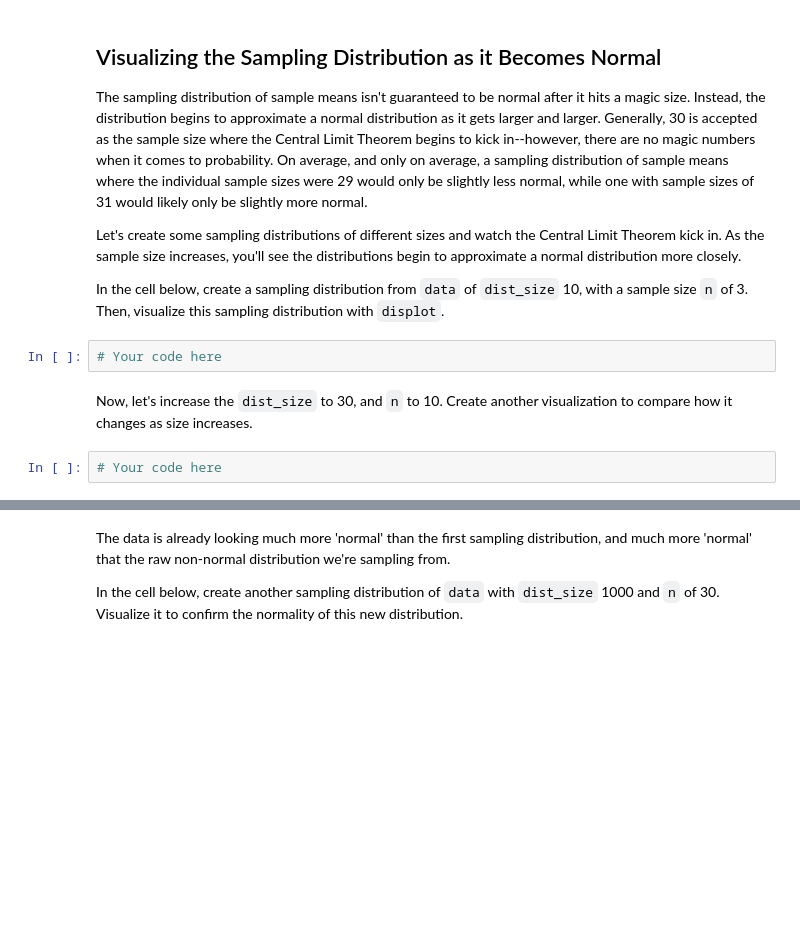
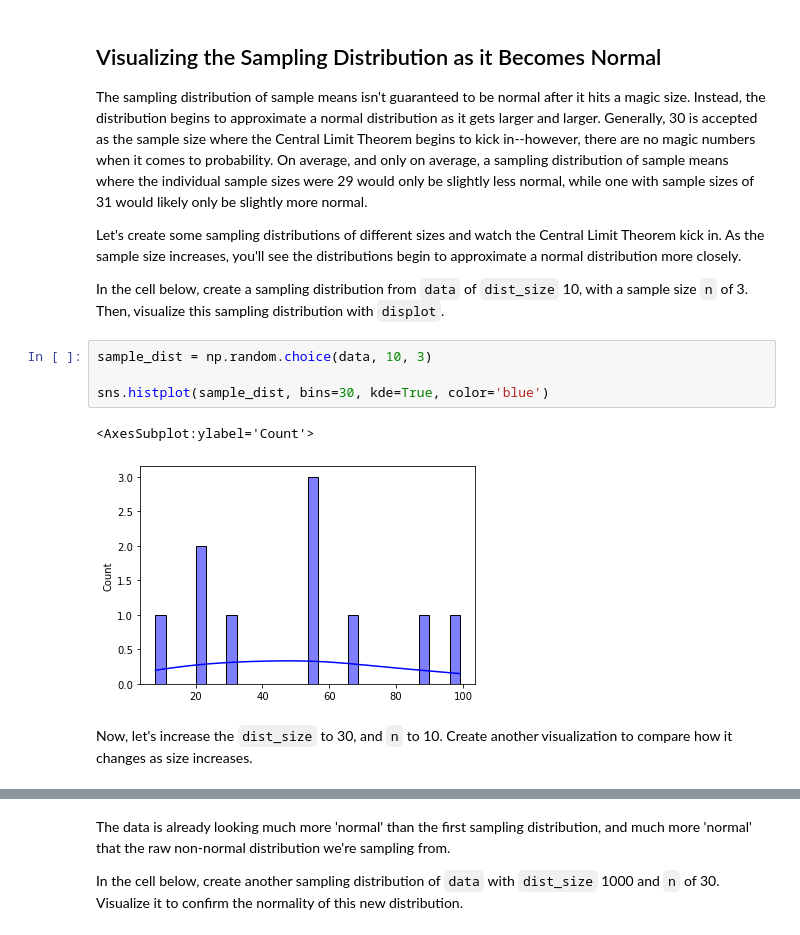
Before and after one commit to Makster04/dsc-central-limit-theorem-lab, a Jupyter notebook: index.ipynb, the cells around one changed output, grey strips where cells are left out. Cells and saved outputs as stored; diff of their text form; blank space fills up the shorter version.

```diff
--- a/index.ipynb
+++ b/index.ipynb
@@ -158,9 +155,12 @@ The sampling distribution of sample means isn't guaranteed to be normal after it
 Let's create some sampling distributions of different sizes and watch the Central Limit Theorem kick in. As the sample size increases, you'll see the distributions begin to approximate a normal distribution more closely.
 
 In the cell below, create a sampling distribution from `data` of `dist_size` 10, with a sample size `n` of 3. Then, visualize this sampling distribution with `displot`.
-# %%
-# Your code here
+# %%
+sample_dist = np.random.choice(data, 10, 3)
+
+sns.histplot(sample_dist, bins=30, kde=True, color='blue')
+# %% [output]
+<AxesSubplot:ylabel='Count'>
+[figure, added]
 # %% [markdown]
 Now, let's increase the `dist_size` to 30, and `n` to 10.  Create another visualization to compare how it changes as size increases.
-# %%
-# Your code here
```
Also changed, not shown: parts of 9 cells of this notebook.
